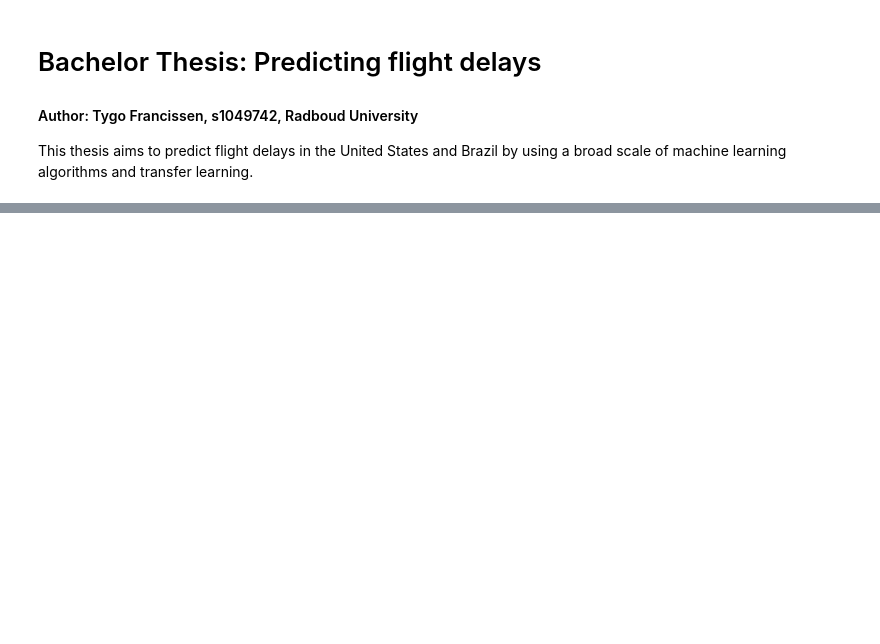
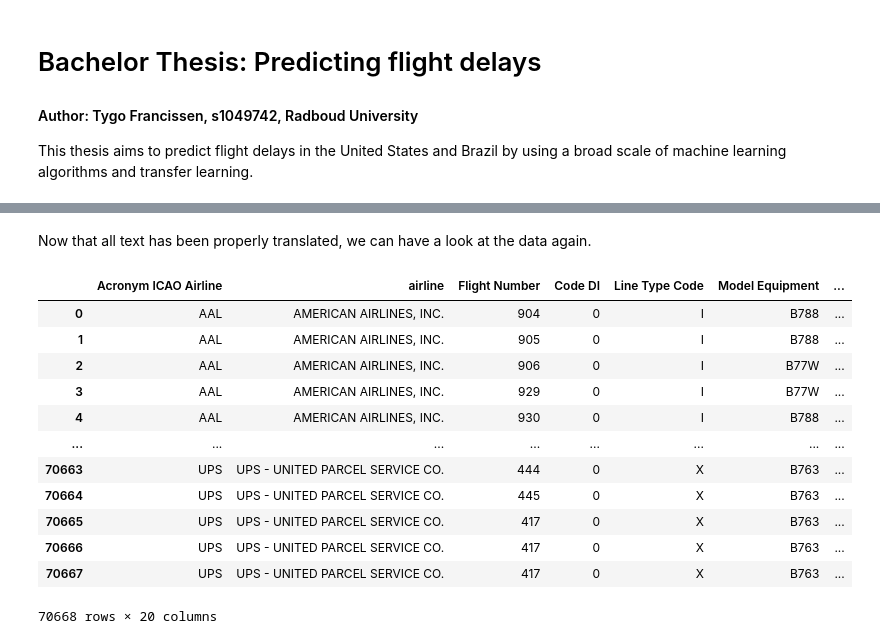
Before and after one commit to TygoF/Flight-delay-prediction, a Jupyter notebook: main.ipynb, the cells around one changed output, grey strips where cells are left out. Saved outputs shown, nothing was run; the diff lists cells and outputs as text; code cells hidden in the pictures; blank space fills up the shorter version.

```diff
--- a/main.ipynb
+++ b/main.ipynb
@@ -40,3 +68,21 @@ for word in data_brazil["Starting Status"].unique():
 for word in data_brazil["Arrival Status"].unique():
     if not type(word)==float:
         data_brazil["Arrival Status"] = data_brazil["Arrival Status"].replace(word, translator.translate(word))
+# %% [markdown]
+Now that all text has been properly translated, we can have a look at the data again.
+# %%
+display(data_brazil)
+# %% [output]
+|  | Acronym ICAO Airline | airline | Flight Number | Code DI | Line Type Code | Model Equipment | ... |
+| 0 | AAL | AMERICAN AIRLINES, INC. | 904 | 0 | I | B788 | ... |
+| 1 | AAL | AMERICAN AIRLINES, INC. | 905 | 0 | I | B788 | ... |
+| 2 | AAL | AMERICAN AIRLINES, INC. | 906 | 0 | I | B77W | ... |
+| 3 | AAL | AMERICAN AIRLINES, INC. | 929 | 0 | I | B77W | ... |
+| 4 | AAL | AMERICAN AIRLINES, INC. | 930 | 0 | I | B788 | ... |
+| ... | ... | ... | ... | ... | ... | ... | ... |
+| 70663 | UPS | UPS - UNITED PARCEL SERVICE CO. | 444 | 0 | X | B763 | ... |
+| 70664 | UPS | UPS - UNITED PARCEL SERVICE CO. | 445 | 0 | X | B763 | ... |
+| 70665 | UPS | UPS - UNITED PARCEL SERVICE CO. | 417 | 0 | X | B763 | ... |
+| 70666 | UPS | UPS - UNITED PARCEL SERVICE CO. | 417 | 0 | X | B763 | ... |
+| 70667 | UPS | UPS - UNITED PARCEL SERVICE CO. | 417 | 0 | X | B763 | ... |
+70668 rows × 20 columns
```
Also changed, not shown: parts of 17 cells of this notebook.
